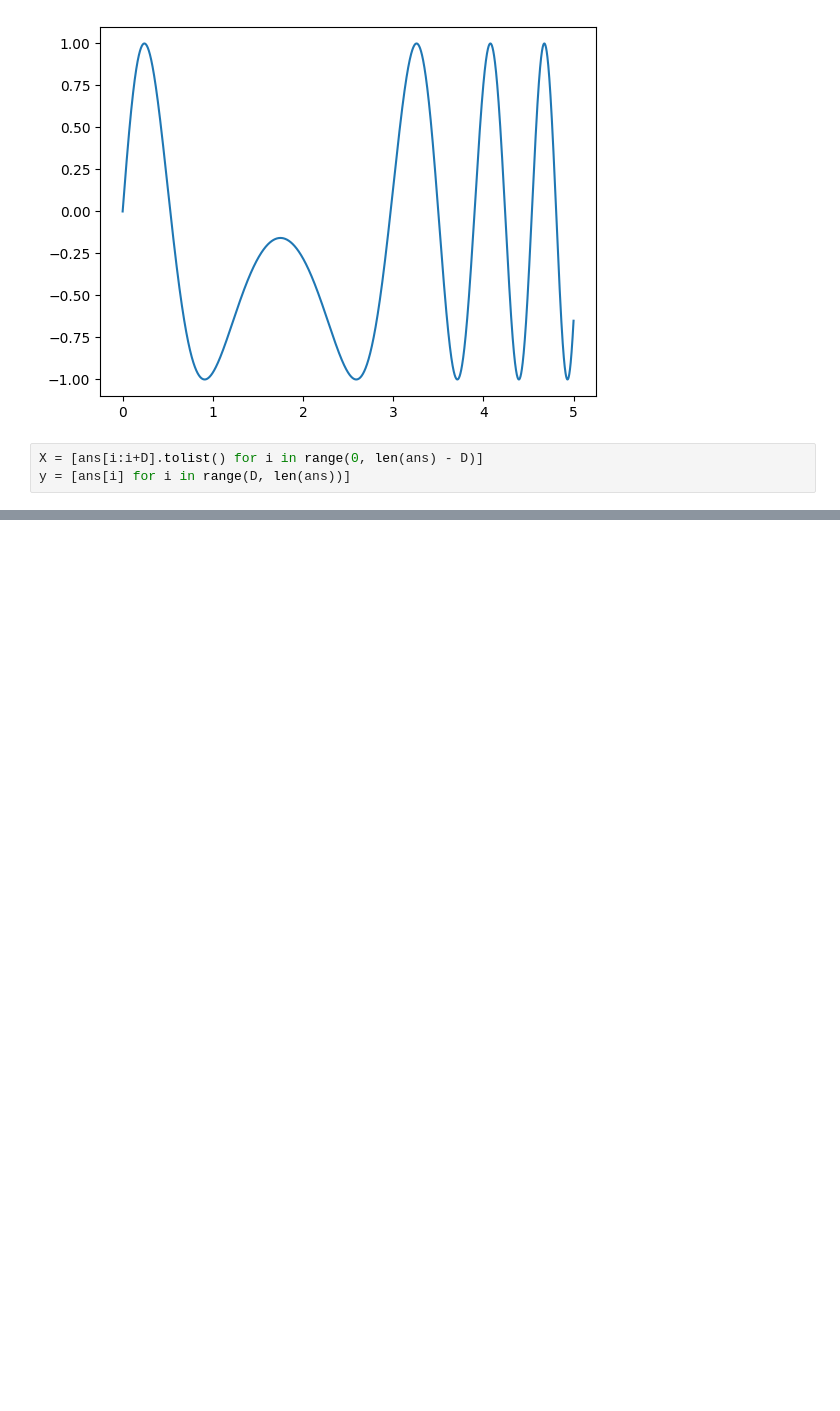
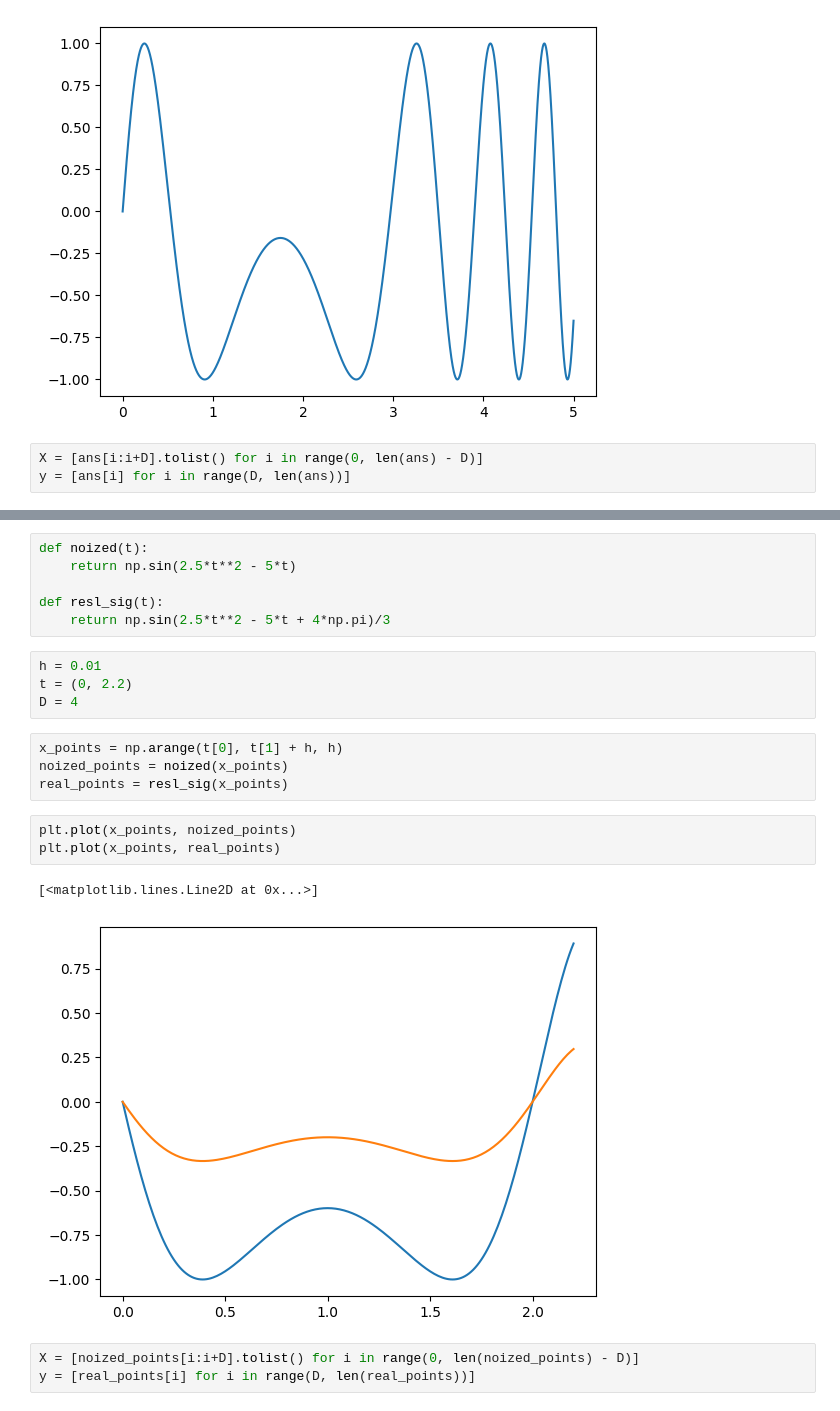
Before and after one commit to gametwix/Neuroinformatics, a Jupyter notebook: Lab2/main.ipynb, the cells around one changed output, grey strips where cells are left out. Cells and saved outputs as stored; diff of their text form; blank space fills up the shorter version.

```diff
--- a/Lab2/main.ipynb
+++ b/Lab2/main.ipynb
@@ -68,0 +81,23 @@ plt.plot(ans_x[D:], errors)
+# %%
+def noized(t):
+    return np.sin(2.5*t**2 - 5*t)
+
+def resl_sig(t):
+    return np.sin(2.5*t**2 - 5*t + 4*np.pi)/3
+# %%
+h = 0.01
+t = (0, 2.2)
+D = 4
+# %%
+x_points = np.arange(t[0], t[1] + h, h)
+noized_points = noized(x_points)
+real_points = resl_sig(x_points)
+# %%
+plt.plot(x_points, noized_points)
+plt.plot(x_points, real_points)
+# %% [output]
+[<matplotlib.lines.Line2D at 0x...>]
+[figure, added]
+# %%
+X = [noized_points[i:i+D].tolist() for i in range(0, len(noized_points) - D)]
+y = [real_points[i] for i in range(D, len(real_points))]
```
Also changed, not shown: parts of 11 cells of this notebook.
